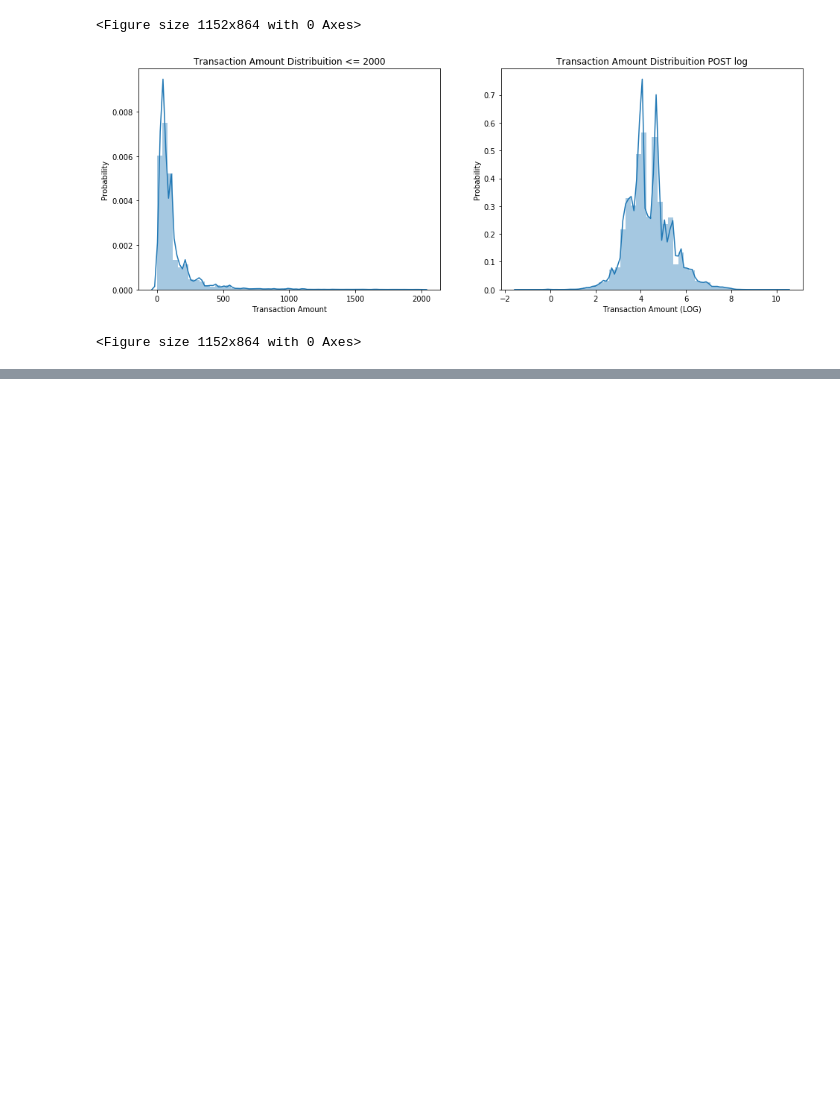
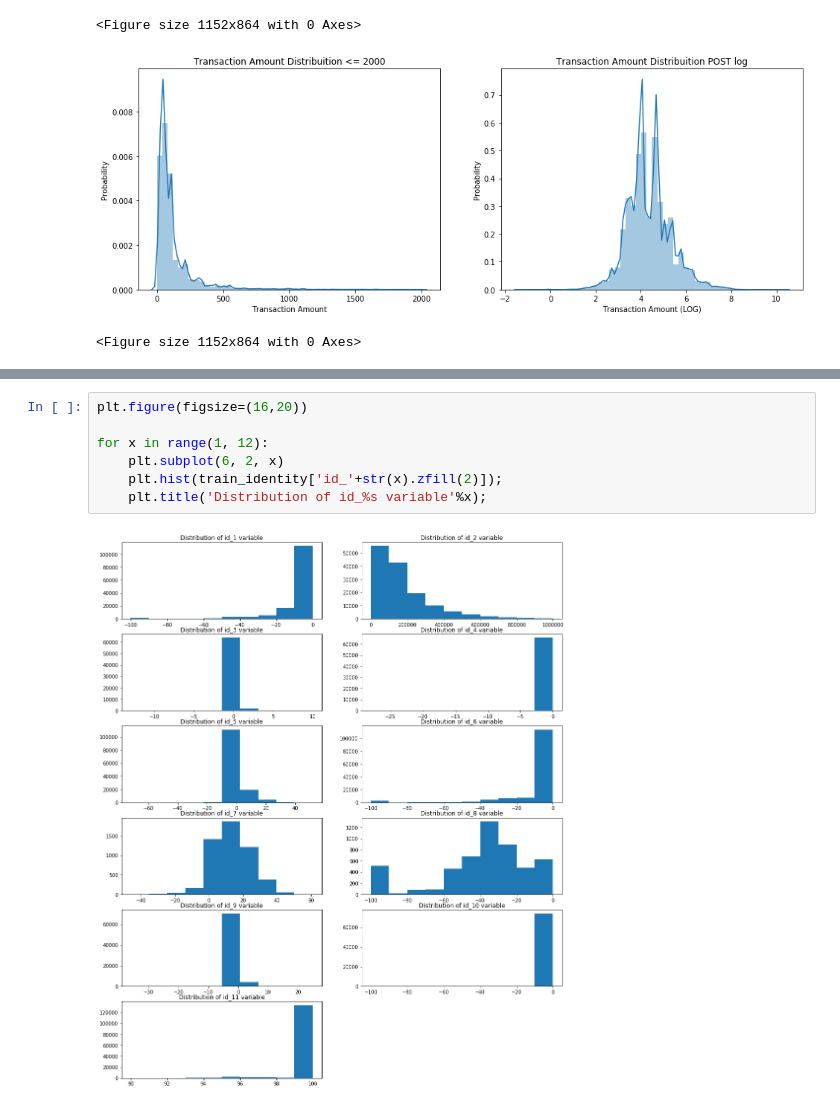
Before and after one commit to lasmith/ieee-fraud-detection, a Jupyter notebook: notebooks/EDA/Kaggle IEEE Fraud Detection - EDA .ipynb, the cells around one changed output, grey strips where cells are left out. Saved outputs shown, nothing was run; the diff lists cells and outputs as text; blank space fills up the shorter version.

Commit message:
More work on EDA.
* Added continuous distribution analysis
* Added categorical frequency analysis

```diff
--- a/notebooks/EDA/Kaggle IEEE Fraud Detection - EDA .ipynb
+++ b/notebooks/EDA/Kaggle IEEE Fraud Detection - EDA .ipynb
@@ -96,0 +162,9 @@ plt.figure(figsize=(16,12))
+# %%
+plt.figure(figsize=(16,20))
+
+for x in range(1, 12):
+    plt.subplot(6, 2, x)
+    plt.hist(train_identity['id_'+str(x).zfill(2)]);
+    plt.title('Distribution of id_%s variable'%x);
+# %% [output]
+[figure, added]
```
Also changed, not shown: parts of 21 cells of this notebook.
